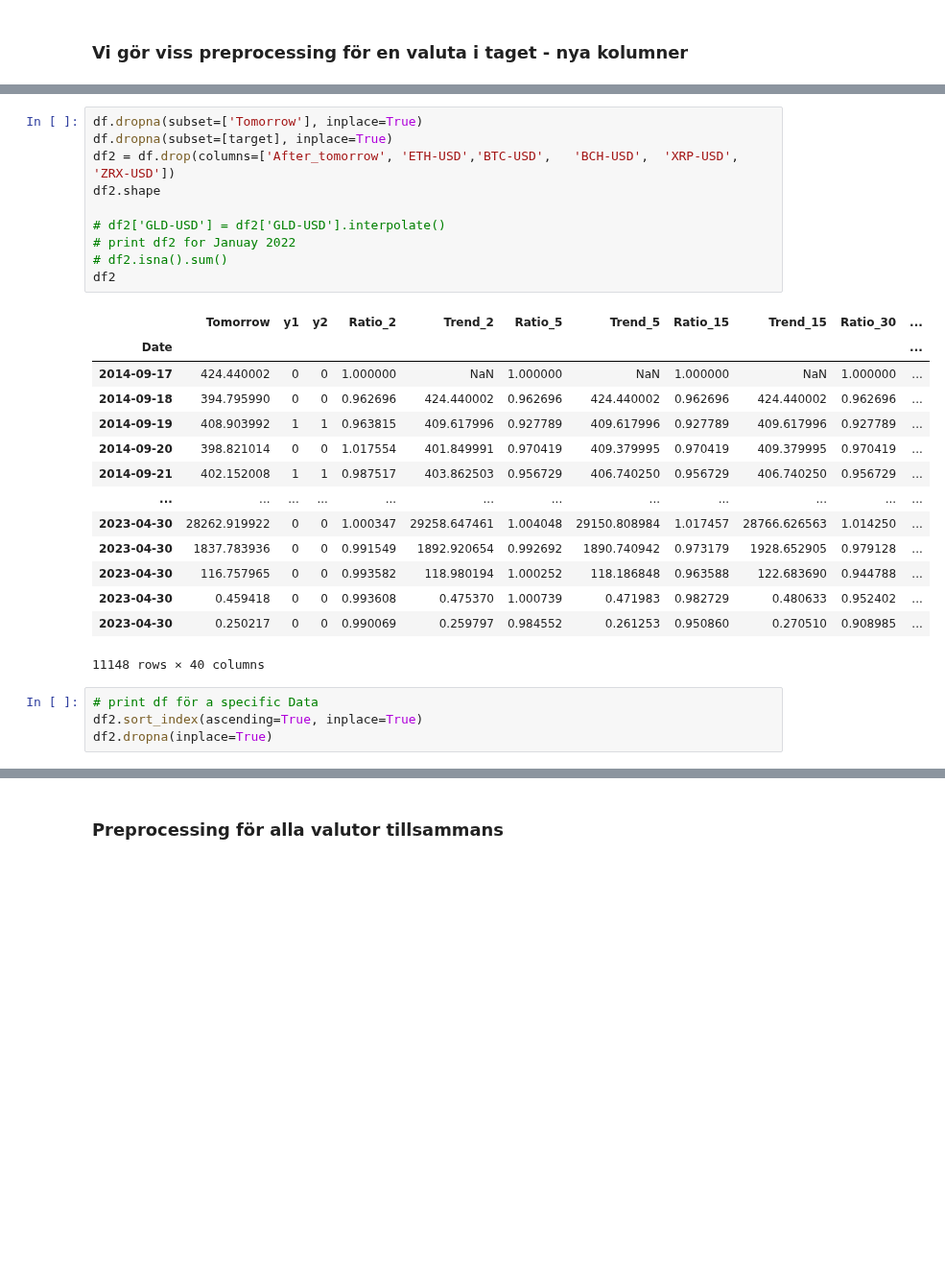
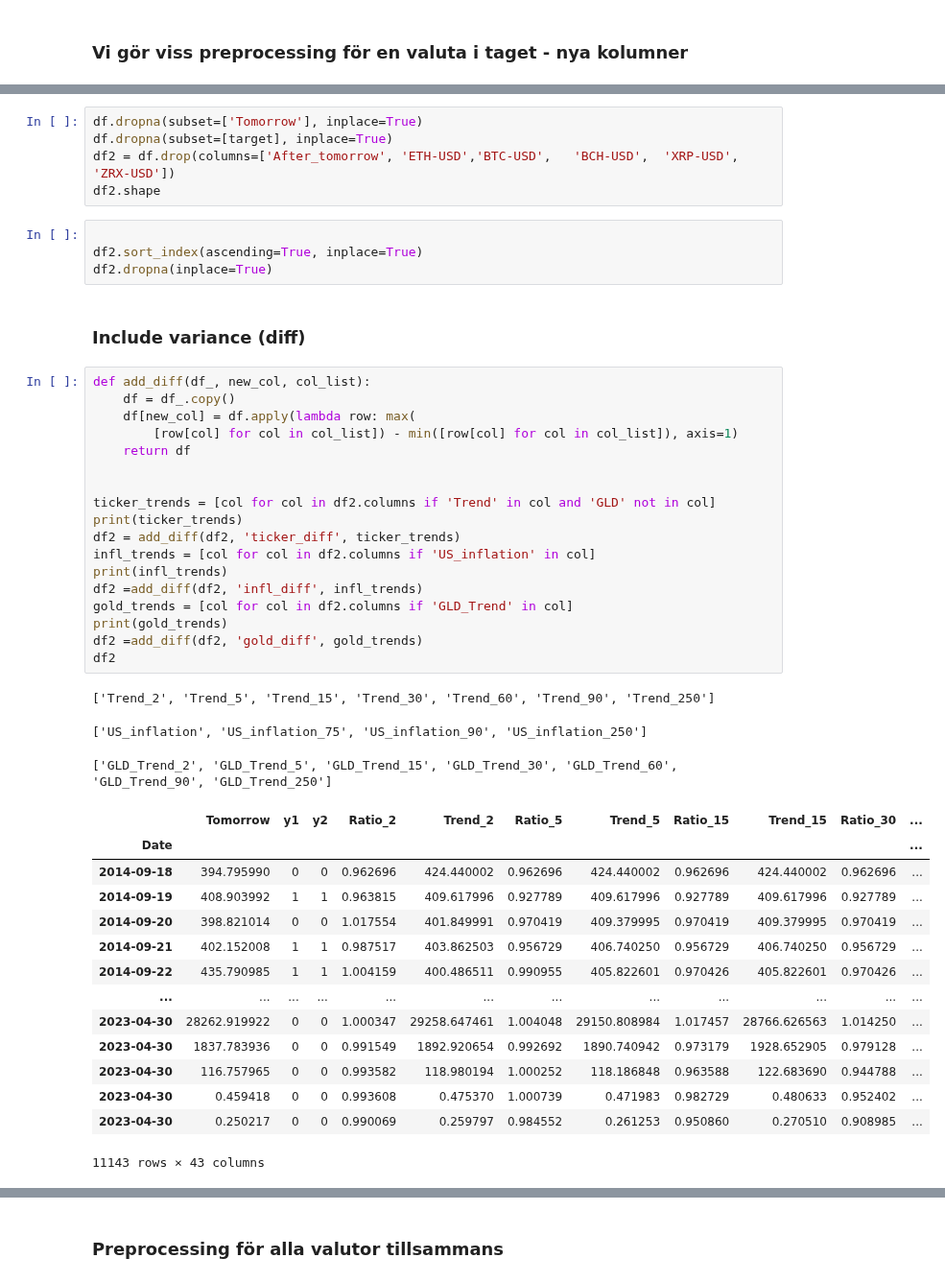
Before and after one commit to carokanns/the_new_Krypto, a Jupyter notebook: my_testa_modeller.ipynb, the cells around one changed output, grey strips where cells are left out. Shown at 96% size. Cells and saved outputs as stored; diff of their text form; blank space fills up the shorter version.

```diff
--- a/my_testa_modeller.ipynb
+++ b/my_testa_modeller.ipynb
@@ -592,30 +542,48 @@ df.dropna(subset=['Tomorrow'], inplace=True)
 df.dropna(subset=[target], inplace=True)
 df2 = df.drop(columns=['After_tomorrow', 'ETH-USD','BTC-USD',	'BCH-USD',	'XRP-USD',	'ZRX-USD'])
 df2.shape
-
-# df2['GLD-USD'] = df2['GLD-USD'].interpolate()
-# print df2 for Januay 2022
-# df2.isna().sum()
-df2
-# %% [output]
-|  | Tomorrow | y1 | y2 | Ratio_2 | Trend_2 | Ratio_5 | Trend_5 | Ratio_15 | Trend_15 | Ratio_30 | ... |
-| Date |  |  |  |  |  |  |  |  |  |  | ... |
-| 2014-09-17 | 424.440002 | 0 | 0 | 1.000000 | NaN | 1.000000 | NaN | 1.000000 | NaN | 1.000000 | ... |
-| 2014-09-18 | 394.795990 | 0 | 0 | 0.962696 | 424.440002 | 0.962696 | 424.440002 | 0.962696 | 424.440002 | 0.962696 | ... |
-| 2014-09-19 | 408.903992 | 1 | 1 | 0.963815 | 409.617996 | 0.927789 | 409.617996 | 0.927789 | 409.617996 | 0.927789 | ... |
-| 2014-09-20 | 398.821014 | 0 | 0 | 1.017554 | 401.849991 | 0.970419 | 409.379995 | 0.970419 | 409.379995 | 0.970419 | ... |
-| 2014-09-21 | 402.152008 | 1 | 1 | 0.987517 | 403.862503 | 0.956729 | 406.740250 | 0.956729 | 406.740250 | 0.956729 | ... |
-| ... | ... | ... | ... | ... | ... | ... | ... | ... | ... | ... | ... |
-| 2023-04-30 | 28262.919922 | 0 | 0 | 1.000347 | 29258.647461 | 1.004048 | 29150.808984 | 1.017457 | 28766.626563 | 1.014250 | ... |
-| 2023-04-30 | 1837.783936 | 0 | 0 | 0.991549 | 1892.920654 | 0.992692 | 1890.740942 | 0.973179 | 1928.652905 | 0.979128 | ... |
-| 2023-04-30 | 116.757965 | 0 | 0 | 0.993582 | 118.980194 | 1.000252 | 118.186848 | 0.963588 | 122.683690 | 0.944788 | ... |
-| 2023-04-30 | 0.459418 | 0 | 0 | 0.993608 | 0.475370 | 1.000739 | 0.471983 | 0.982729 | 0.480633 | 0.952402 | ... |
-| 2023-04-30 | 0.250217 | 0 | 0 | 0.990069 | 0.259797 | 0.984552 | 0.261253 | 0.950860 | 0.270510 | 0.908985 | ... |
-11148 rows × 40 columns
 # %%
-# print df för a specific Data
+
 df2.sort_index(ascending=True, inplace=True)
 df2.dropna(inplace=True)
+# %% [markdown]
+### Include variance (diff)
+# %%
+def add_diff(df_, new_col, col_list):
+    df = df_.copy()
+    df[new_col] = df.apply(lambda row: max(
+        [row[col] for col in col_list]) - min([row[col] for col in col_list]), axis=1)
+    return df
+
+
+ticker_trends = [col for col in df2.columns if 'Trend' in col and 'GLD' not in col]
+print(ticker_trends)
+df2 = add_diff(df2, 'ticker_diff', ticker_trends)
+infl_trends = [col for col in df2.columns if 'US_inflation' in col]
+print(infl_trends)
+df2 =add_diff(df2, 'infl_diff', infl_trends)
+gold_trends = [col for col in df2.columns if 'GLD_Trend' in col]
+print(gold_trends)
+df2 =add_diff(df2, 'gold_diff', gold_trends)
+df2
+# %% [output]
+['Trend_2', 'Trend_5', 'Trend_15', 'Trend_30', 'Trend_60', 'Trend_90', 'Trend_250']
+['US_inflation', 'US_inflation_75', 'US_inflation_90', 'US_inflation_250']
+['GLD_Trend_2', 'GLD_Trend_5', 'GLD_Trend_15', 'GLD_Trend_30', 'GLD_Trend_60', 'GLD_Trend_90', 'GLD_Trend_250']
+|  | Tomorrow | y1 | y2 | Ratio_2 | Trend_2 | Ratio_5 | Trend_5 | Ratio_15 | Trend_15 | Ratio_30 | ... |
+| Date |  |  |  |  |  |  |  |  |  |  | ... |
+| 2014-09-18 | 394.795990 | 0 | 0 | 0.962696 | 424.440002 | 0.962696 | 424.440002 | 0.962696 | 424.440002 | 0.962696 | ... |
+| 2014-09-19 | 408.903992 | 1 | 1 | 0.963815 | 409.617996 | 0.927789 | 409.617996 | 0.927789 | 409.617996 | 0.927789 | ... |
+| 2014-09-20 | 398.821014 | 0 | 0 | 1.017554 | 401.849991 | 0.970419 | 409.379995 | 0.970419 | 409.379995 | 0.970419 | ... |
+| 2014-09-21 | 402.152008 | 1 | 1 | 0.987517 | 403.862503 | 0.956729 | 406.740250 | 0.956729 | 406.740250 | 0.956729 | ... |
+| 2014-09-22 | 435.790985 | 1 | 1 | 1.004159 | 400.486511 | 0.990955 | 405.822601 | 0.970426 | 405.822601 | 0.970426 | ... |
+| ... | ... | ... | ... | ... | ... | ... | ... | ... | ... | ... | ... |
+| 2023-04-30 | 28262.919922 | 0 | 0 | 1.000347 | 29258.647461 | 1.004048 | 29150.808984 | 1.017457 | 28766.626563 | 1.014250 | ... |
+| 2023-04-30 | 1837.783936 | 0 | 0 | 0.991549 | 1892.920654 | 0.992692 | 1890.740942 | 0.973179 | 1928.652905 | 0.979128 | ... |
+| 2023-04-30 | 116.757965 | 0 | 0 | 0.993582 | 118.980194 | 1.000252 | 118.186848 | 0.963588 | 122.683690 | 0.944788 | ... |
+| 2023-04-30 | 0.459418 | 0 | 0 | 0.993608 | 0.475370 | 1.000739 | 0.471983 | 0.982729 | 0.480633 | 0.952402 | ... |
+| 2023-04-30 | 0.250217 | 0 | 0 | 0.990069 | 0.259797 | 0.984552 | 0.261253 | 0.950860 | 0.270510 | 0.908985 | ... |
+11143 rows × 43 columns
 # %%
 df2.columns
 # %% [output]
```
Also changed, not shown: parts of 25 cells of this notebook, 4 other files.
